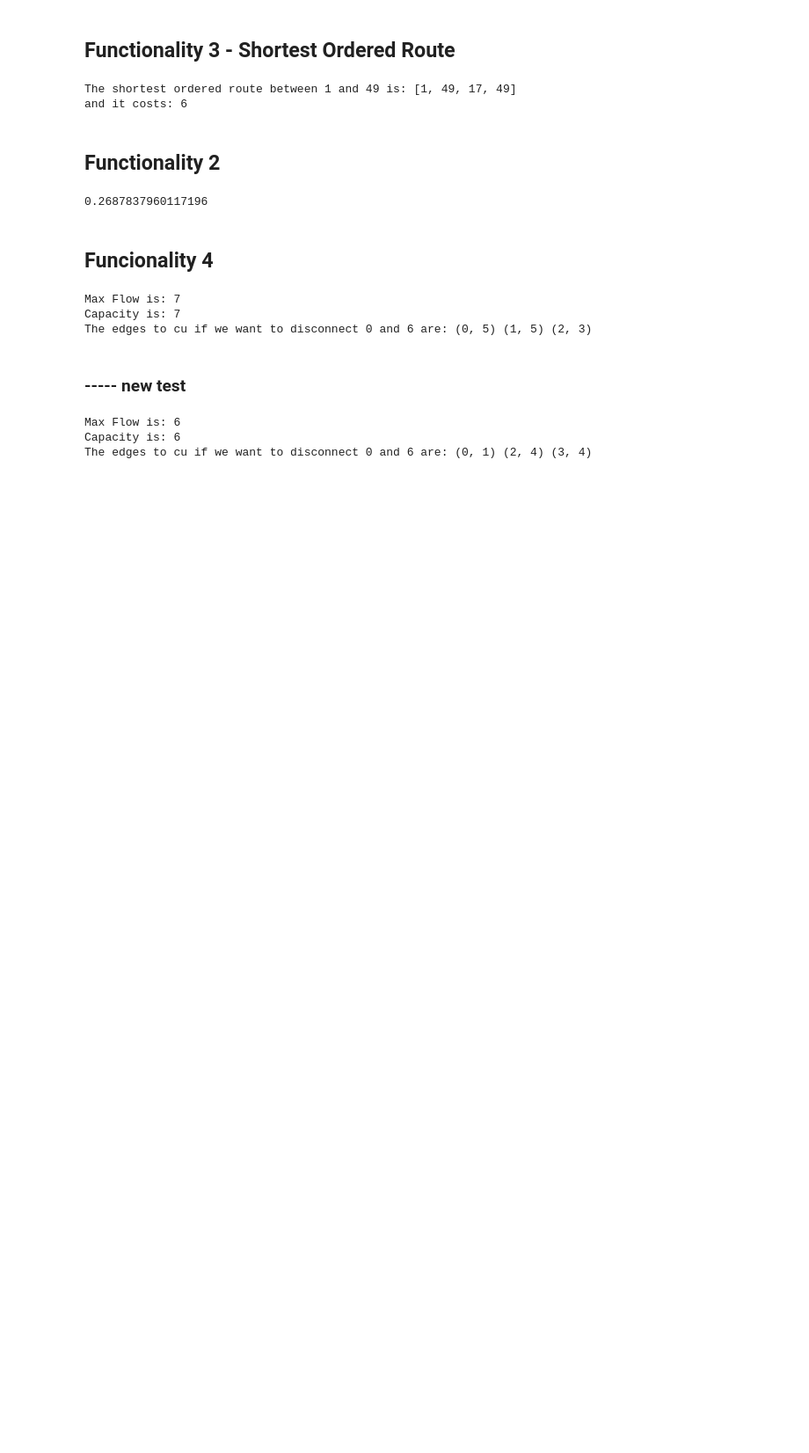
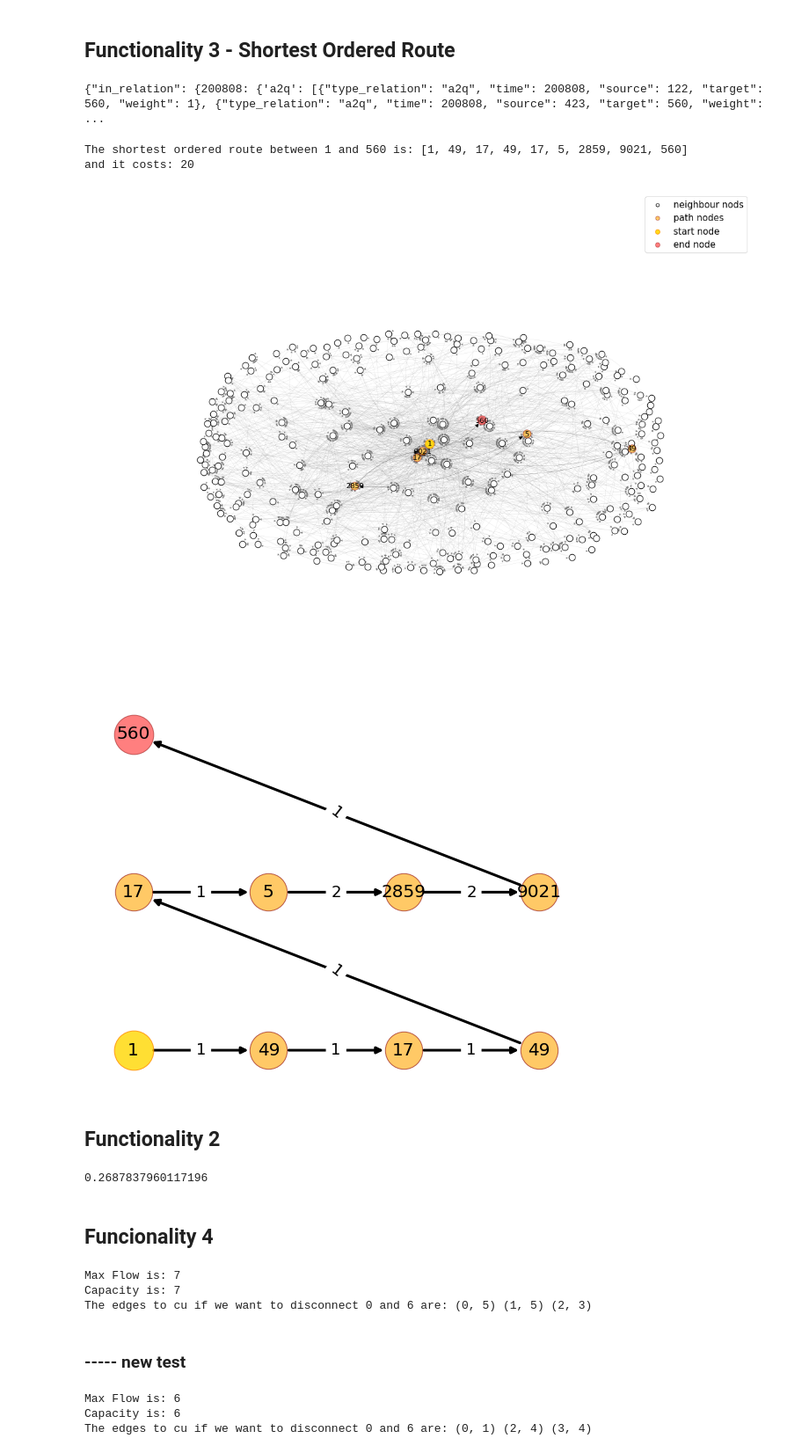
Before and after one commit to Mantuano-A/ADM-HW5, a Jupyter notebook: ADM HW5_Andrea.ipynb, the cells around one changed output. Shown at 88% size. Saved outputs shown, nothing was run; the diff lists cells and outputs as text; code cells hidden in the pictures; blank space fills up the shorter version.

```diff
--- a/ADM HW5_Andrea.ipynb
+++ b/ADM HW5_Andrea.ipynb
@@ -230,9 +230,13 @@ def shortestOrderedRoute(graph, start, end, seq_users, p_1, p_n):
             print("It is not possible to find the shortest ordered route because node", nodes[i], "and node", nodes[i+1], "are not connected!")
             return
     return path, weight
+# %%
+graph[560]
+# %% [output]
+{"in_relation": {200808: {'a2q': [{"type_relation": "a2q", "time": 200808, "source": 122, "target": 560, "weight": 1}, {"type_relation": "a2q", "time": 200808, "source": 423, "target": 560, "weight":  ...
 # %%
-p_1,p_n = 1, 49
-orderedRoute = [17]
+p_1,p_n = 1, 560
+orderedRoute = [17,49,5,2859]
 start = "08/2008"
 end = "12/2008"
 
@@ -243,8 +247,20 @@ bestPath, cost = shortestOrderedRoute(graph,start, end,orderedRoute,p_1,p_n)
 
 print("The shortest ordered route between", p_1, "and", p_n,"is:",bestPath, "\nand it costs:", cost)
 # %% [output]
-The shortest ordered route between 1 and 49 is: [1, 49, 17, 49]
-and it costs: 6
+The shortest ordered route between 1 and 560 is: [1, 49, 17, 49, 17, 5, 2859, 9021, 560]
+and it costs: 20
+# %%
+import networkx as nx
+
+with open('graph (1).pickle', 'rb') as handle:
+    graph = pickle.load(handle)
+
+G = networkx_to_subgraph(graph,bestPath,start = 200808, end = 200812)
+
+visualization3(graph,bestPath, 200808, 200812, k = 0.8 ,seed = 1234)
+# %% [output]
+[figure, added]
+[figure, added]
 # %% [markdown]
 ## Functionality 2
 # %%
```
Also changed, not shown: parts of 4 cells of this notebook.
